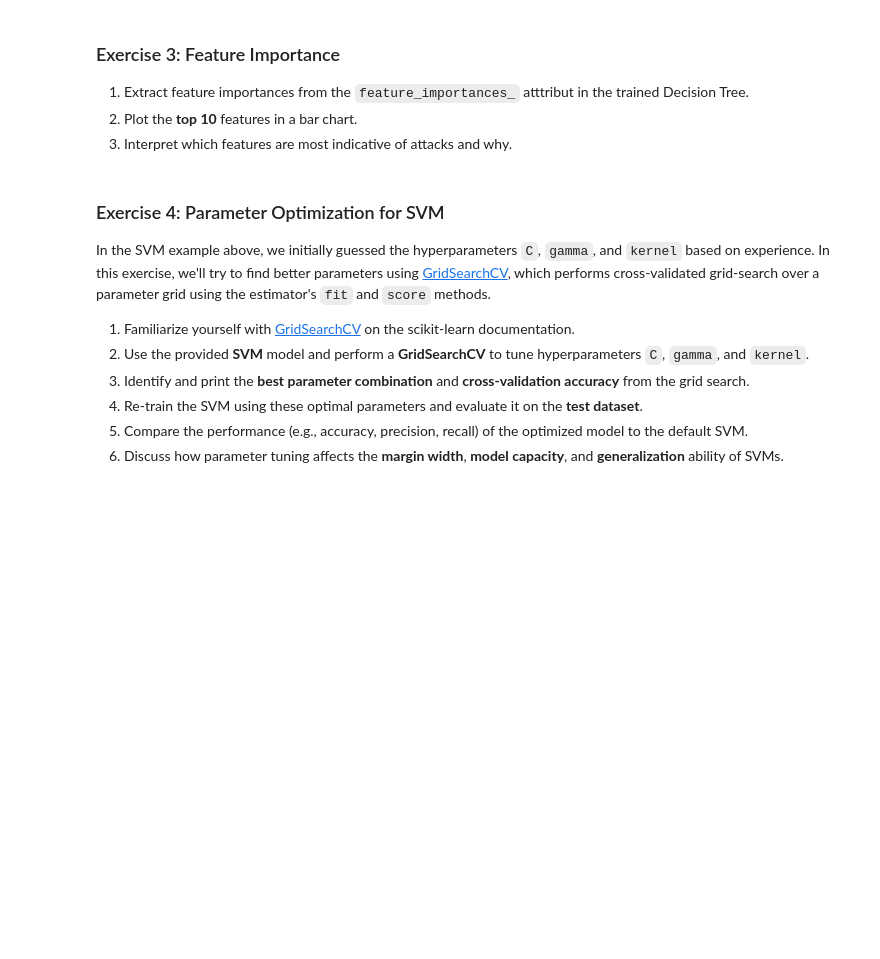
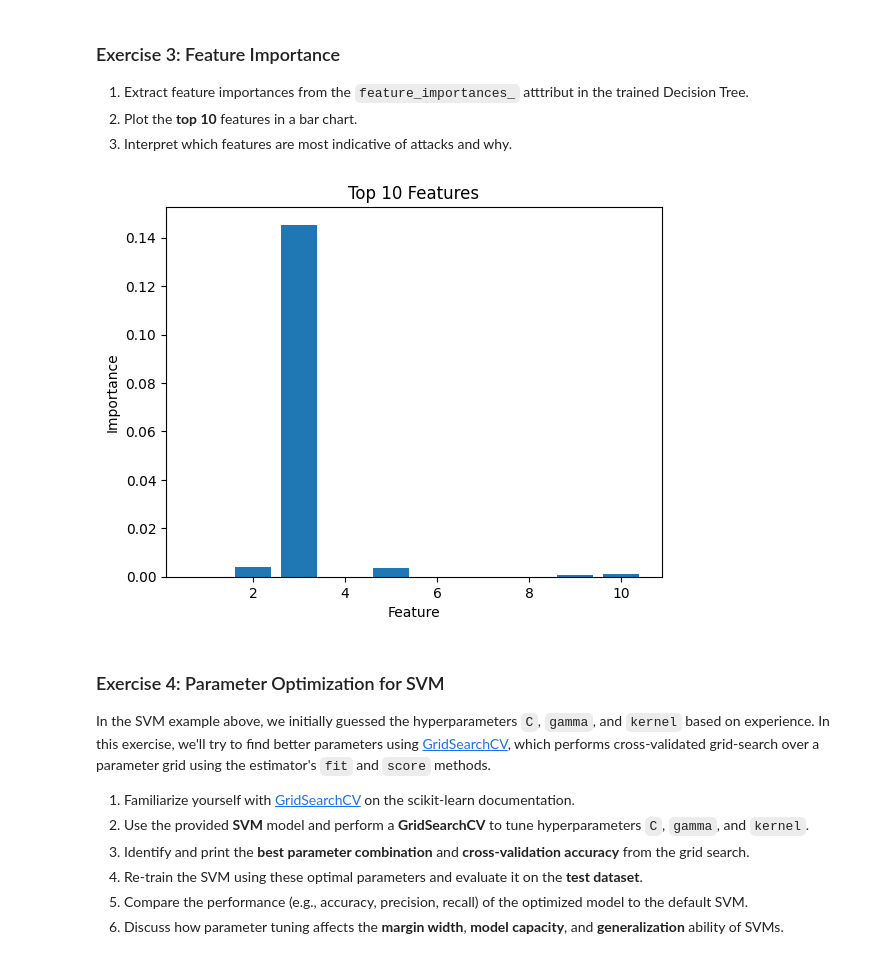
Before and after one commit to shaoyunguo/mlcysec_tutorial, a Jupyter notebook: source/tutorial_notebooks/getting_started_with_ml/getting_started_with_ml.ipynb, the cells around one changed output. Saved outputs shown, nothing was run; the diff lists cells and outputs as text; code cells hidden in the pictures; blank space fills up the shorter version.

```diff
--- a/source/tutorial_notebooks/getting_started_with_ml/getting_started_with_ml.ipynb
+++ b/source/tutorial_notebooks/getting_started_with_ml/getting_started_with_ml.ipynb
@@ -430,8 +432,17 @@ plt.show()
 3. Interpret which features are most indicative of attacks and why.
 # %%
 # TODO: Step 1 - Get feature importances
+importance_values = trained_tree.feature_importances_
 # TODO: Step 2 - Plot top 10 features
+top_ten = importance_values[0:10]
+plt.bar(range(1, 11), top_ten)
+plt.title("Top 10 Features")
+plt.xlabel("Feature")
+plt.ylabel("Importance")
+plt.show()
 # TODO: Step 3 - Interpret results
+# %% [output]
+[figure, added]
 # %% [markdown]
 ### Exercise 4: Parameter Optimization for SVM
 
```
Also changed, not shown: parts of 2 cells of this notebook.
